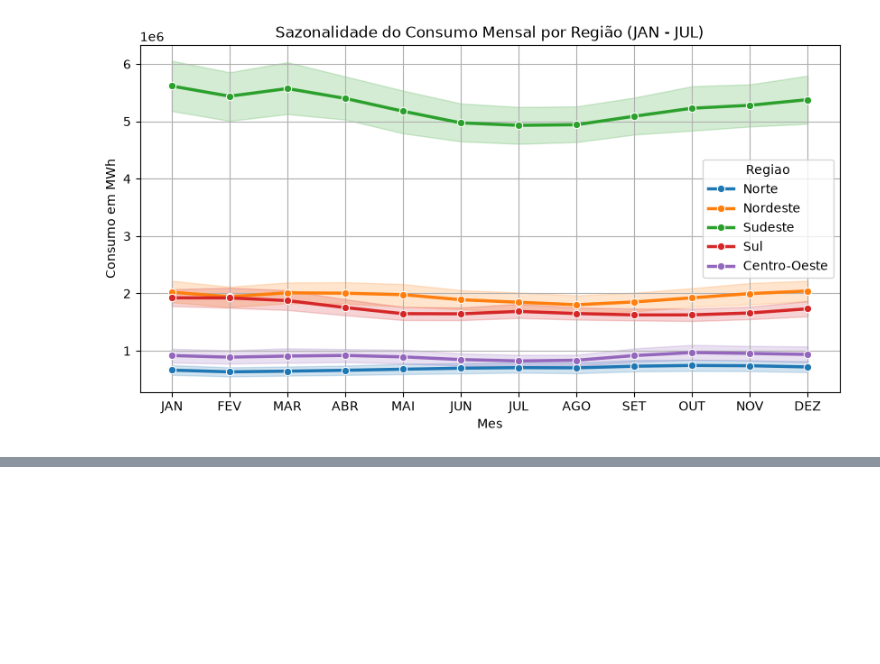
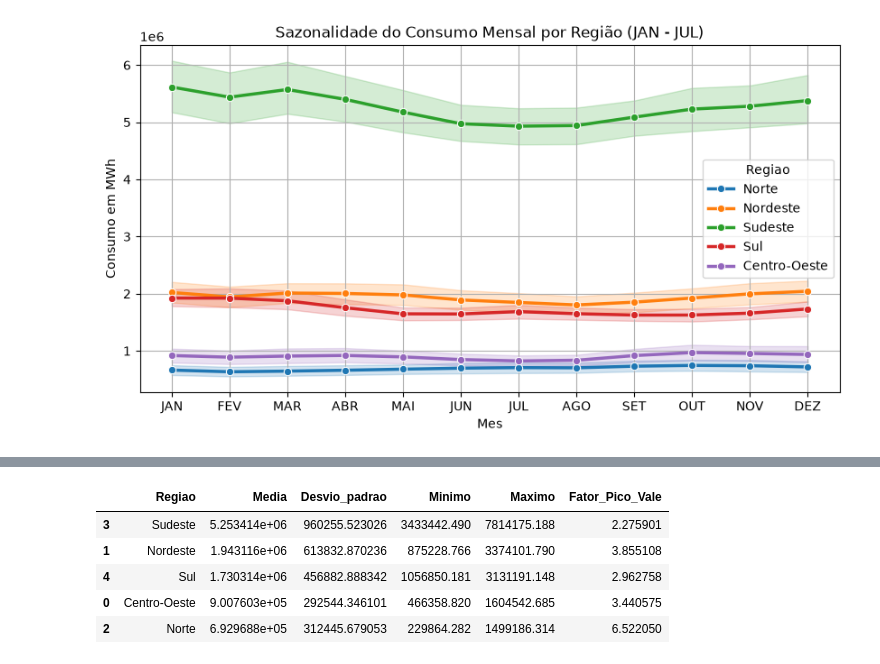
Before and after one commit to Avilo99/tp2-energia-epe, a Jupyter notebook: 1_analise_exploratoria.ipynb, the cells around one changed output, grey strips where cells are left out. Cells and saved outputs as stored; diff of their text form; code cells hidden in the pictures; blank space fills up the shorter version.

```diff
--- a/1_analise_exploratoria.ipynb
+++ b/1_analise_exploratoria.ipynb
@@ -96,11 +110,18 @@ plt.show()
 # %%
 #Aqui quantificaremos a oscilacao de consumo calculando o fator pico/vale
 resumo = df_2.groupby('Regiao')['Consumo_MWh'].agg(
     Media = 'mean',
     Desvio_padrao = 'std',
     Minimo = 'min',
-    Maximo = 'max',).reset.index()
+    Maximo = 'max',).reset_index()
 
-resumo['Fator Pico/Vale'] = resumo['Maximo'] / resumo['Minimo']
+resumo['Fator_Pico_Vale'] = resumo['Maximo'] / resumo['Minimo']
 resumo = resumo.sort_values(by = 'Media', ascending = False)
 resumo
+# %% [output]
+|  | Regiao | Media | Desvio_padrao | Minimo | Maximo | Fator_Pico_Vale |
+| 3 | Sudeste | 5.253414e+06 | 960255.523026 | 3433442.490 | 7814175.188 | 2.275901 |
+| 1 | Nordeste | 1.943116e+06 | 613832.870236 | 875228.766 | 3374101.790 | 3.855108 |
+| 4 | Sul | 1.730314e+06 | 456882.888342 | 1056850.181 | 3131191.148 | 2.962758 |
+| 0 | Centro-Oeste | 9.007603e+05 | 292544.346101 | 466358.820 | 1604542.685 | 3.440575 |
+| 2 | Norte | 6.929688e+05 | 312445.679053 | 229864.282 | 1499186.314 | 6.522050 |
```
Also changed, not shown: parts of 6 cells of this notebook, 1 other file.
